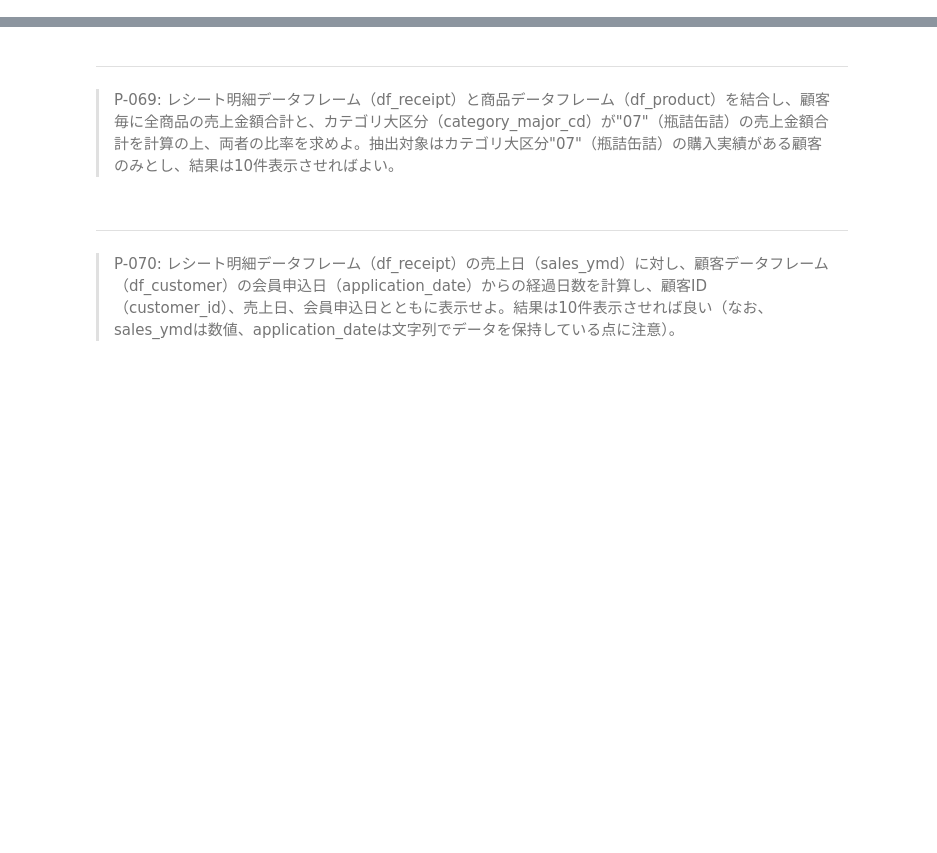
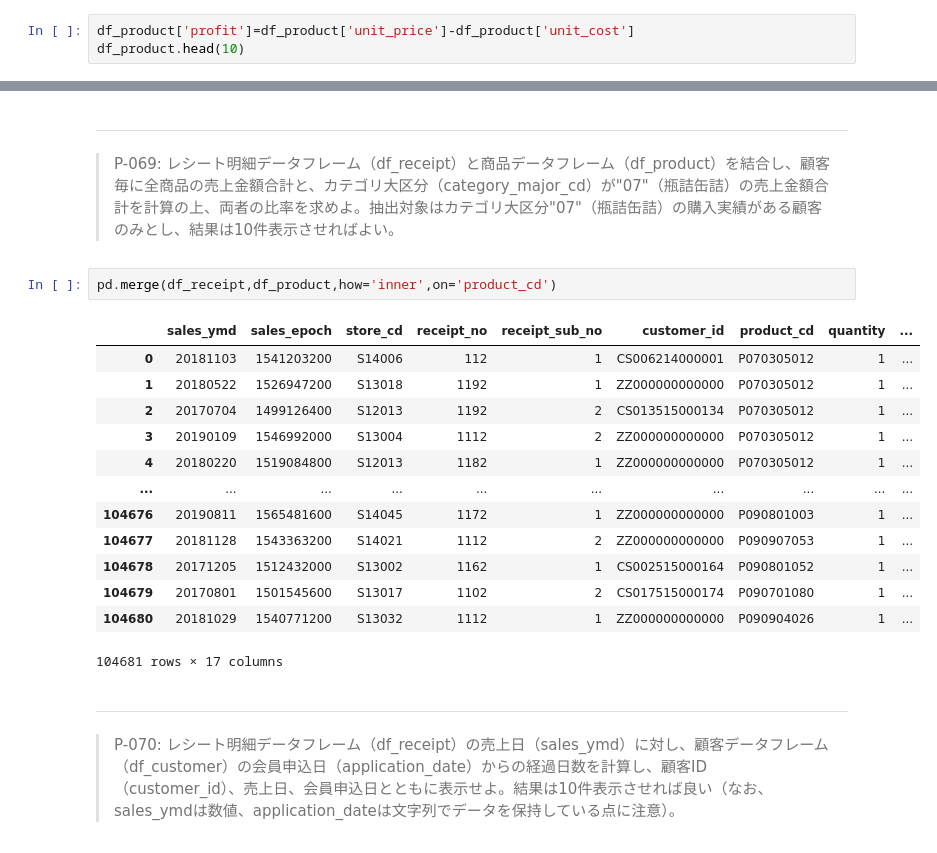
Before and after one commit to jackfrostwillbeking/100knocks-preprocess, a Jupyter notebook: docker/work/preprocess_knock_Python.ipynb, the cells around one changed output, grey strips where cells are left out. Cells and saved outputs as stored; diff of their text form; blank space fills up the shorter version.

```diff
--- a/docker/work/preprocess_knock_Python.ipynb
+++ b/docker/work/preprocess_knock_Python.ipynb
@@ -985,3 +1140,6 @@ tmp['postal_cd'].value_counts().reset_index()
 # %% [markdown]
 ---
 > P-063: 商品データフレーム（df_product）の単価（unit_price）と原価（unit_cost）から、各商品の利益額を算出せよ。結果は10件表示させれば良い。
+# %%
+df_product['profit']=df_product['unit_price']-df_product['unit_cost']
+df_product.head(10)
@@ -1004,6 +1247,22 @@ tmp['postal_cd'].value_counts().reset_index()
 # %% [markdown]
 ---
 > P-069: レシート明細データフレーム（df_receipt）と商品データフレーム（df_product）を結合し、顧客毎に全商品の売上金額合計と、カテゴリ大区分（category_major_cd）が"07"（瓶詰缶詰）の売上金額合計を計算の上、両者の比率を求めよ。抽出対象はカテゴリ大区分"07"（瓶詰缶詰）の購入実績がある顧客のみとし、結果は10件表示させればよい。
+# %%
+pd.merge(df_receipt,df_product,how='inner',on='product_cd')
+# %% [output]
+|  | sales_ymd | sales_epoch | store_cd | receipt_no | receipt_sub_no | customer_id | product_cd | quantity | ... |
+| 0 | 20181103 | 1541203200 | S14006 | 112 | 1 | CS006214000001 | P070305012 | 1 | ... |
+| 1 | 20180522 | 1526947200 | S13018 | 1192 | 1 | ZZ000000000000 | P070305012 | 1 | ... |
+| 2 | 20170704 | 1499126400 | S12013 | 1192 | 2 | CS013515000134 | P070305012 | 1 | ... |
+| 3 | 20190109 | 1546992000 | S13004 | 1112 | 2 | ZZ000000000000 | P070305012 | 1 | ... |
+| 4 | 20180220 | 1519084800 | S12013 | 1182 | 1 | ZZ000000000000 | P070305012 | 1 | ... |
+| ... | ... | ... | ... | ... | ... | ... | ... | ... | ... |
+| 104676 | 20190811 | 1565481600 | S14045 | 1172 | 1 | ZZ000000000000 | P090801003 | 1 | ... |
+| 104677 | 20181128 | 1543363200 | S14021 | 1112 | 2 | ZZ000000000000 | P090907053 | 1 | ... |
+| 104678 | 20171205 | 1512432000 | S13002 | 1162 | 1 | CS002515000164 | P090801052 | 1 | ... |
+| 104679 | 20170801 | 1501545600 | S13017 | 1102 | 2 | CS017515000174 | P090701080 | 1 | ... |
+| 104680 | 20181029 | 1540771200 | S13032 | 1112 | 1 | ZZ000000000000 | P090904026 | 1 | ... |
+104681 rows × 17 columns
 # %% [markdown]
 ---
 > P-070: レシート明細データフレーム（df_receipt）の売上日（sales_ymd）に対し、顧客データフレーム（df_customer）の会員申込日（application_date）からの経過日数を計算し、顧客ID（customer_id）、売上日、会員申込日とともに表示せよ。結果は10件表示させれば良い（なお、sales_ymdは数値、application_dateは文字列でデータを保持している点に注意）。
```
Also changed, not shown: parts of 17 cells of this notebook.
